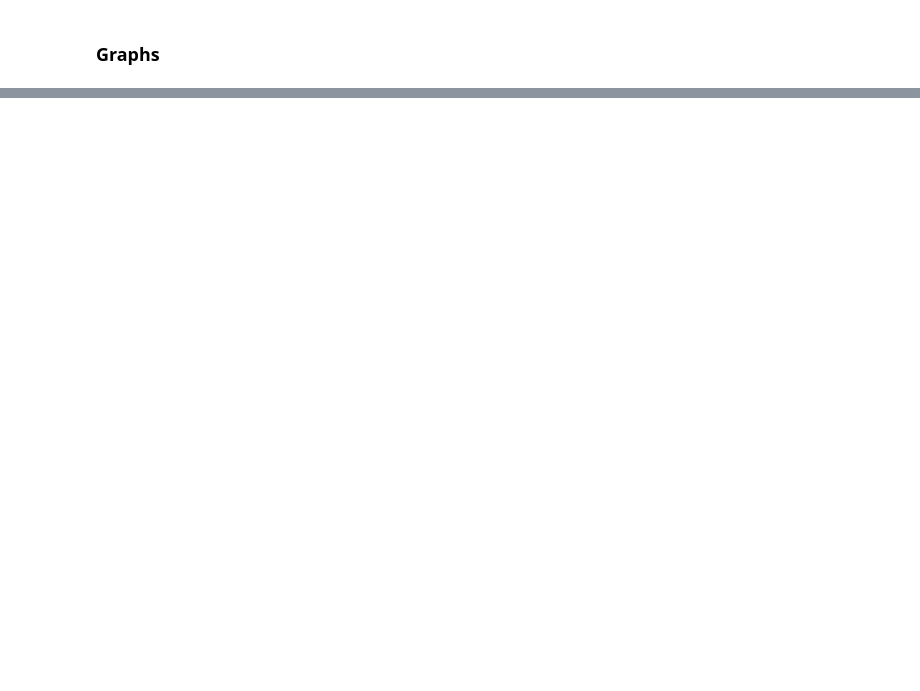
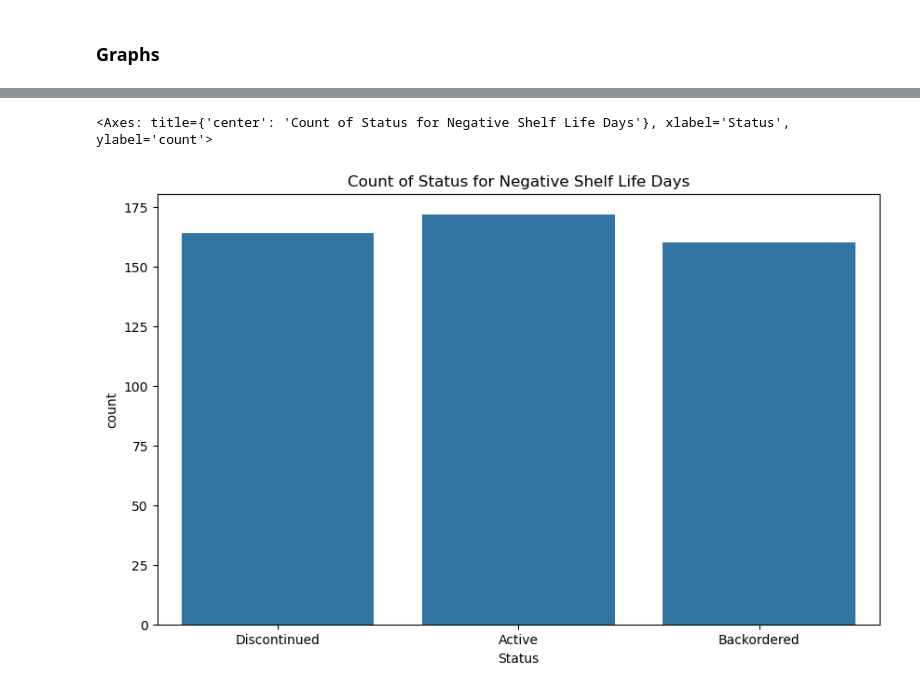
Before and after one commit to jaymark22/machine-learning, a Jupyter notebook: kaggle-machine-learning/grocery-inventory/src/eda.ipynb, the cells around one changed output, grey strips where cells are left out. Saved outputs shown, nothing was run; the diff lists cells and outputs as text; code cells hidden in the pictures; blank space fills up the shorter version.

```diff
--- a/kaggle-machine-learning/grocery-inventory/src/eda.ipynb
+++ b/kaggle-machine-learning/grocery-inventory/src/eda.ipynb
@@ -314,3 +314,6 @@ df_negative_order_received_diff
 | 470 | Zucchini | Fruits & Vegetables | 265 Columbus Way | Active | 2024-11-16 | 2024-10-24 | ... |
 | 707 | Zucchini | Fruits & Vegetables | 6251 Eliot Hill | Discontinued | 2024-12-01 | 2024-04-17 | ... |
 514 rows × 9 columns
+# %%
+df_negative_shelf_life_days = df_product_date_status[df_product_date_status['Shelf_Life_Days'] < 0]
+df_negative_shelf_life_days.head(10)
@@ -324,0 +341,7 @@ sns.countplot(x='Status',  data=df_negative_order_received_diff)
+# %%
+plt.figure(figsize=(10, 6))
+plt.title('Count of Status for Negative Shelf Life Days')
+sns.countplot(x='Status',  data=df_negative_shelf_life_days)
+# %% [output]
+<Axes: title={'center': 'Count of Status for Negative Shelf Life Days'}, xlabel='Status', ylabel='count'>
+[figure, added]
```
Also changed, not shown: parts of 7 cells of this notebook.
